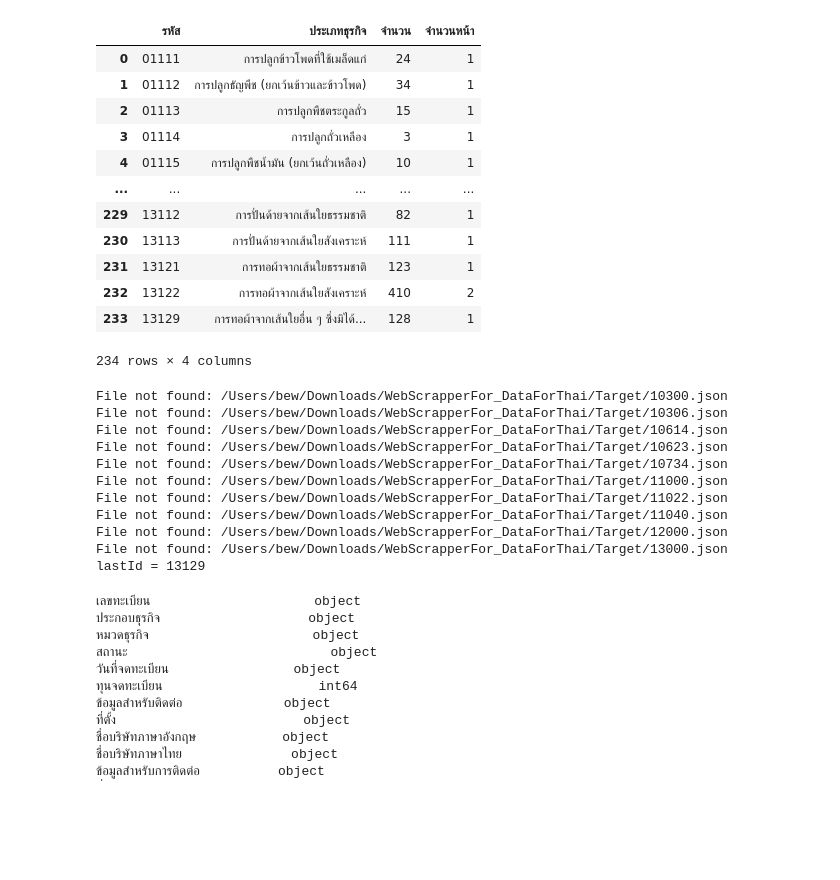
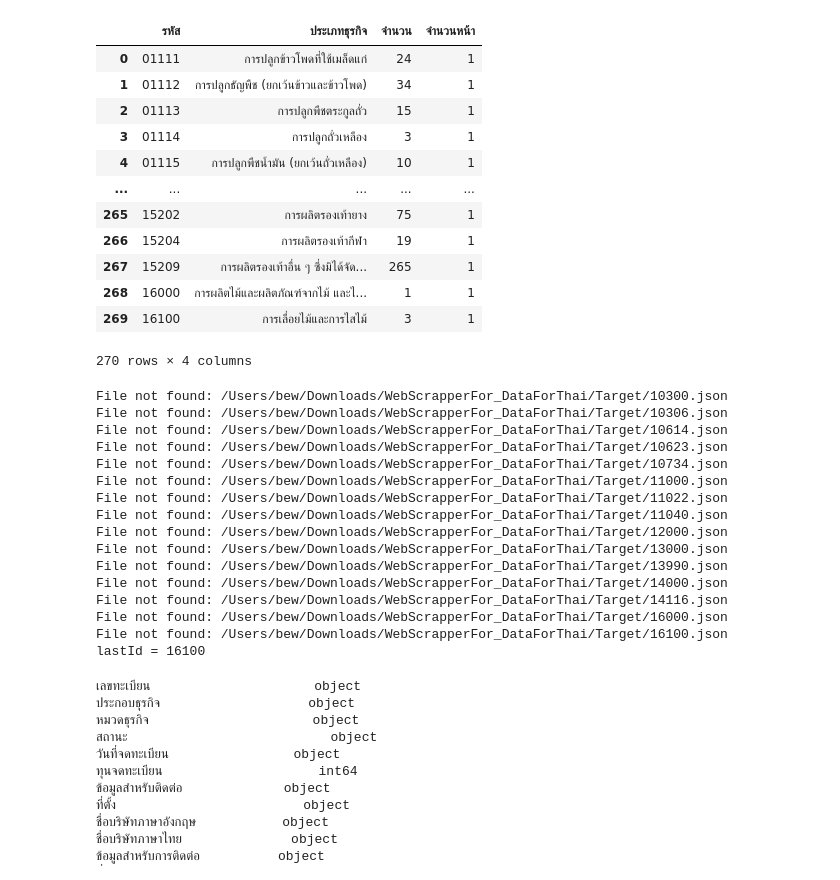
Before and after one commit to jesaya-tr/DataForThai_jupyter, a Jupyter notebook: DataForThai_Pandas&SubTopic/2_JSONfilter&mergeData.ipynb, the cells around one changed output. Cells and saved outputs as stored; diff of their text form; code cells hidden in the pictures; blank space fills up the shorter version.

```diff
--- a/DataForThai_Pandas&SubTopic/2_JSONfilter&mergeData.ipynb
+++ b/DataForThai_Pandas&SubTopic/2_JSONfilter&mergeData.ipynb
@@ -10,39 +10,39 @@ from pandas import json_normalize
 # %%
 topic_file = '/Users/bew/Downloads/DataForThai_jupyter/DataForThai_Pandas&SubTopic/SubTopic_dataforthai.csv'
 topic_table = pd.read_csv(topic_file)
 
 
 topic_table['รหัส'] = topic_table['รหัส'].astype(str)
 # Function to add '0' to strings of length 4
 def add_zero(s):
     if len(s) == 4:
         return '0' + s
     else:
         return s
 # Applying the function to the DataFrame
 topic_table['รหัส'] = topic_table['รหัส'].apply(lambda x: add_zero(x))
 
 
 # topic_table.dtypes
-topic_table = topic_table[:234] # 13129 # update index (ไม่จำเป็นต้อง Up แค่ไม่ให้ Run เกินต้องการ)
+topic_table = topic_table[:270] # 13129 # update index (ไม่จำเป็นต้อง Up แค่ไม่ให้ Run เกินต้องการ)
 # topic_table = topic_table[topic_table['รหัส']=='13112']
 # print(topic_table)
 # max(topic_table['จำนวนหน้า'])
 topic_table
 # %% [output]
 |  | รหัส | ประเภทธุรกิจ | จำนวน | จำนวนหน้า |
 | 0 | 01111 | การปลูกข้าวโพดที่ใช้เมล็ดแก่ | 24 | 1 |
 | 1 | 01112 | การปลูกธัญพืช (ยกเว้นข้าวและข้าวโพด) | 34 | 1 |
 | 2 | 01113 | การปลูกพืชตระกูลถั่ว | 15 | 1 |
 | 3 | 01114 | การปลูกถั่วเหลือง | 3 | 1 |
 | 4 | 01115 | การปลูกพืชน้ำมัน (ยกเว้นถั่วเหลือง) | 10 | 1 |
 | ... | ... | ... | ... | ... |
-| 229 | 13112 | การปั่นด้ายจากเส้นใยธรรมชาติ | 82 | 1 |
-| 230 | 13113 | การปั่นด้ายจากเส้นใยสังเคราะห์ | 111 | 1 |
-| 231 | 13121 | การทอผ้าจากเส้นใยธรรมชาติ | 123 | 1 |
-| 232 | 13122 | การทอผ้าจากเส้นใยสังเคราะห์ | 410 | 2 |
-| 233 | 13129 | การทอผ้าจากเส้นใยอื่น ๆ ซึ่งมิได้... | 128 | 1 |
+| 265 | 15202 | การผลิตรองเท้ายาง | 75 | 1 |
+| 266 | 15204 | การผลิตรองเท้ากีฬา | 19 | 1 |
+| 267 | 15209 | การผลิตรองเท้าอื่น ๆ ซึ่งมิได้จัด... | 265 | 1 |
+| 268 | 16000 | การผลิตไม้และผลิตภัณฑ์จากไม้ และไ... | 1 | 1 |
+| 269 | 16100 | การเลื่อยไม้และการไสไม้ | 3 | 1 |
-234 rows × 4 columns
+270 rows × 4 columns
 # %%
 # topic_for_file = topic_table[topic_table['รหัส'] == no_topic]
 # topic_for_file
@@ -108,7 +108,12 @@ File not found: /Users/bew/Downloads/WebScrapperFor_DataForThai/Target/11022.jso
 File not found: /Users/bew/Downloads/WebScrapperFor_DataForThai/Target/11040.json
 File not found: /Users/bew/Downloads/WebScrapperFor_DataForThai/Target/12000.json
 File not found: /Users/bew/Downloads/WebScrapperFor_DataForThai/Target/13000.json
-lastId = 13129
+File not found: /Users/bew/Downloads/WebScrapperFor_DataForThai/Target/13990.json
+File not found: /Users/bew/Downloads/WebScrapperFor_DataForThai/Target/14000.json
+File not found: /Users/bew/Downloads/WebScrapperFor_DataForThai/Target/14116.json
+File not found: /Users/bew/Downloads/WebScrapperFor_DataForThai/Target/16000.json
+File not found: /Users/bew/Downloads/WebScrapperFor_DataForThai/Target/16100.json
+lastId = 16100
 # %%
 # Reset the index of the final result DataFrame
 result = result.reset_index(drop=True)
```
Also changed, not shown: parts of 3 cells of this notebook, 3 other files.
